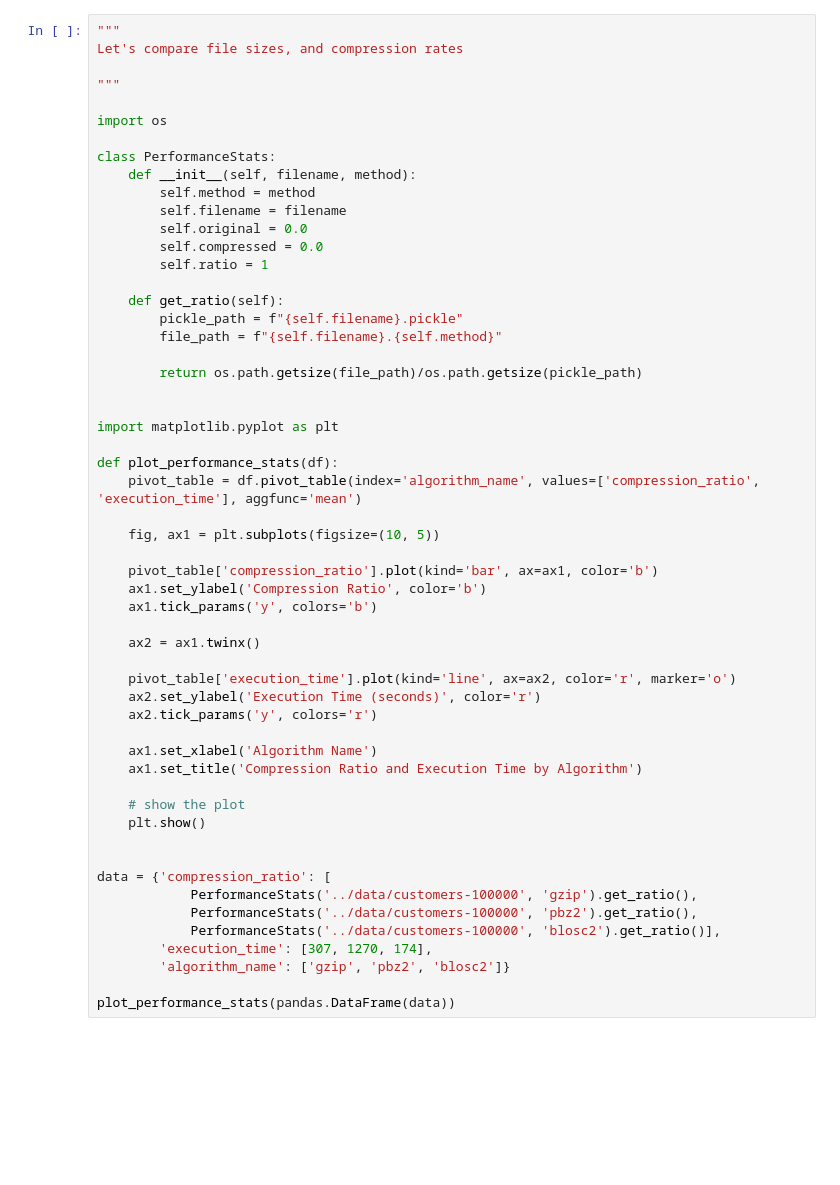
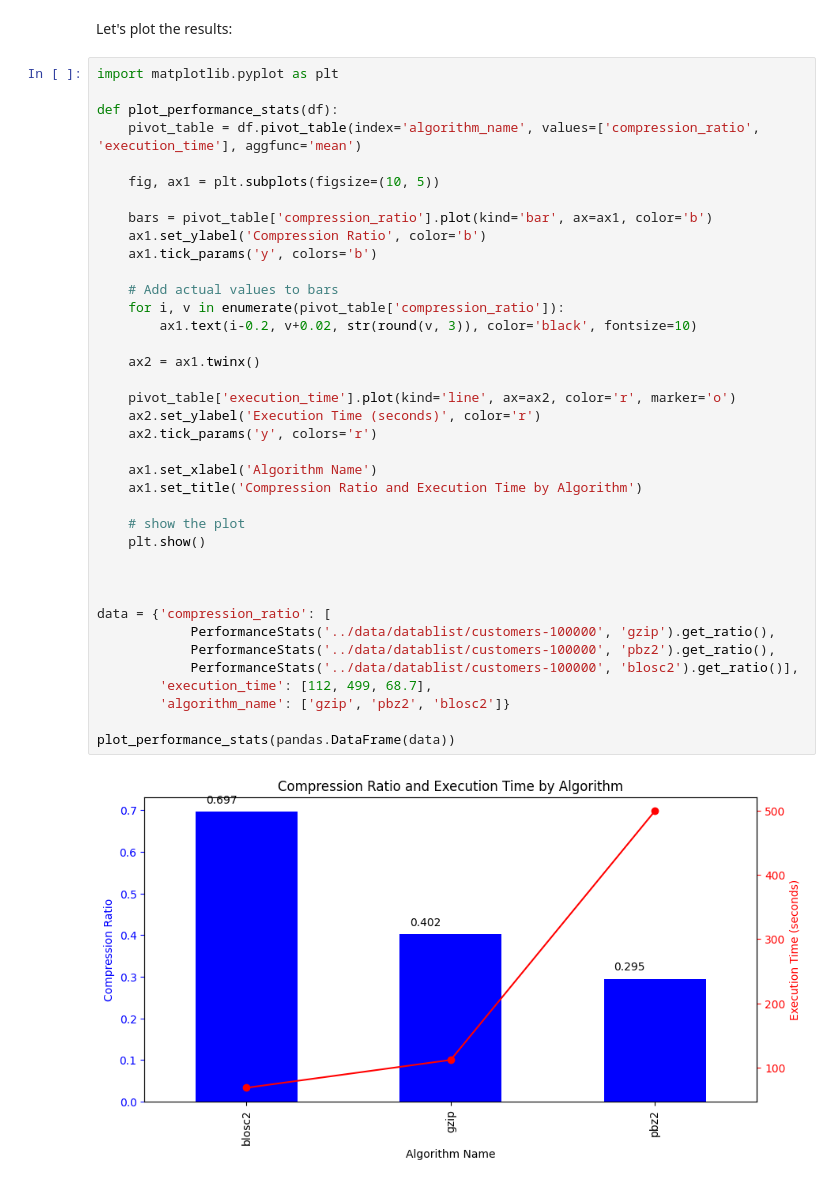
Before and after one commit to MarcoAAlmeida/sandbox, a Jupyter notebook: pylearn/cpickle/02.compression_choices.ipynb, the cells around one changed output. Saved outputs shown, nothing was run; the diff lists cells and outputs as text; blank space fills up the shorter version.

```diff
--- a/pylearn/cpickle/02.compression_choices.ipynb
+++ b/pylearn/cpickle/02.compression_choices.ipynb
@@ -82,56 +133,43 @@ df.head()
+# %% [markdown]
+Let's plot the results:
 # %%
-"""
-Let's compare file sizes, and compression rates
-
-"""
-
-import os
-
-class PerformanceStats:
-    def __init__(self, filename, method):
-        self.method = method
-        self.filename = filename
-        self.original = 0.0
-        self.compressed = 0.0
-        self.ratio = 1
-
-    def get_ratio(self):
-        pickle_path = f"{self.filename}.pickle"
-        file_path = f"{self.filename}.{self.method}"
-
-        return os.path.getsize(file_path)/os.path.getsize(pickle_path)
-
-
 import matplotlib.pyplot as plt
 
 def plot_performance_stats(df):
     pivot_table = df.pivot_table(index='algorithm_name', values=['compression_ratio', 'execution_time'], aggfunc='mean')
 
     fig, ax1 = plt.subplots(figsize=(10, 5))
 
-    pivot_table['compression_ratio'].plot(kind='bar', ax=ax1, color='b')
+    bars = pivot_table['compression_ratio'].plot(kind='bar', ax=ax1, color='b')
     ax1.set_ylabel('Compression Ratio', color='b')
     ax1.tick_params('y', colors='b')
+
+    # Add actual values to bars
+    for i, v in enumerate(pivot_table['compression_ratio']):
+        ax1.text(i-0.2, v+0.02, str(round(v, 3)), color='black', fontsize=10)
 
     ax2 = ax1.twinx()
 
     pivot_table['execution_time'].plot(kind='line', ax=ax2, color='r', marker='o')
     ax2.set_ylabel('Execution Time (seconds)', color='r')
     ax2.tick_params('y', colors='r')
 
     ax1.set_xlabel('Algorithm Name')
     ax1.set_title('Compression Ratio and Execution Time by Algorithm')
 
     # show the plot
     plt.show()
 
 
+
 data = {'compression_ratio': [
-            PerformanceStats('../data/customers-100000', 'gzip').get_ratio(),
-            PerformanceStats('../data/customers-100000', 'pbz2').get_ratio(),
-            PerformanceStats('../data/customers-100000', 'blosc2').get_ratio()],
-        'execution_time': [307, 1270, 174],
+            PerformanceStats('../data/datablist/customers-100000', 'gzip').get_ratio(),
+            PerformanceStats('../data/datablist/customers-100000', 'pbz2').get_ratio(),
+            PerformanceStats('../data/datablist/customers-100000', 'blosc2').get_ratio()],
+        'execution_time': [112, 499, 68.7],
         'algorithm_name': ['gzip', 'pbz2', 'blosc2']}
 
 plot_performance_stats(pandas.DataFrame(data))
+# %% [output]
+[figure, added]
 # %% [markdown]
```
Also changed, not shown: parts of 35 cells of this notebook, 4 other files.
